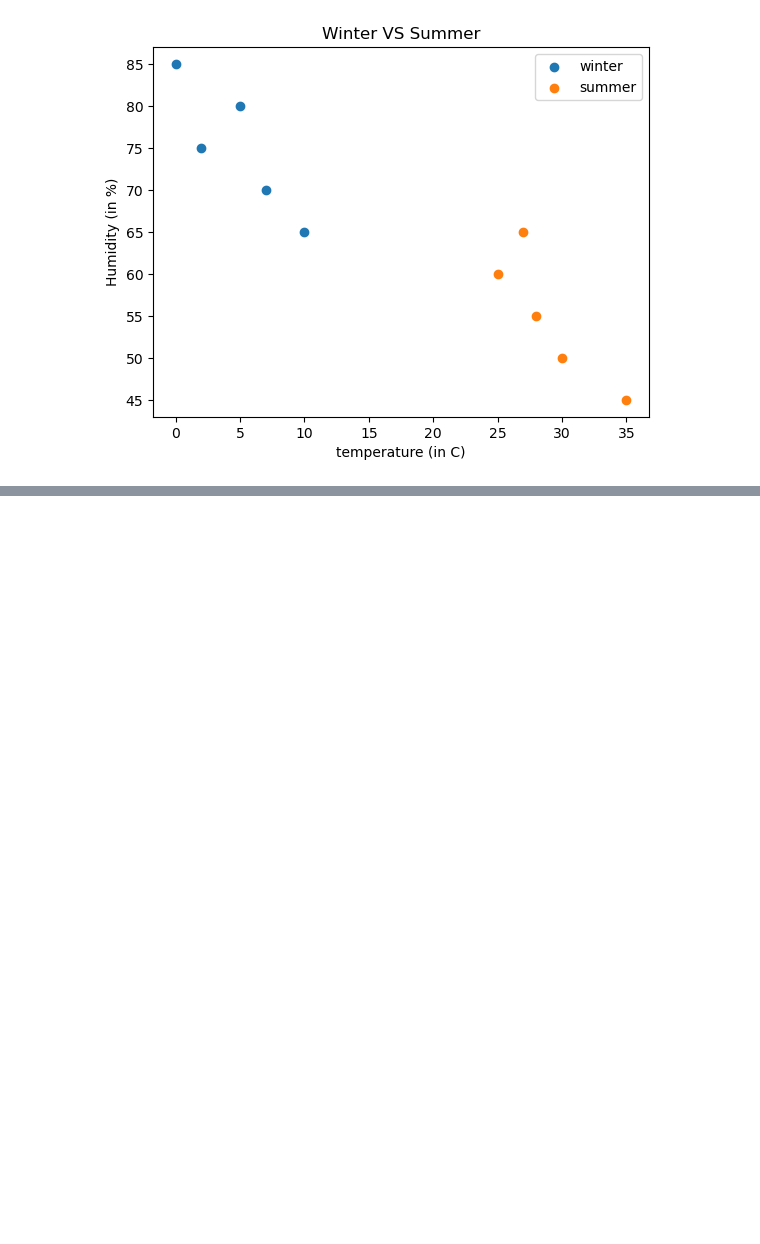
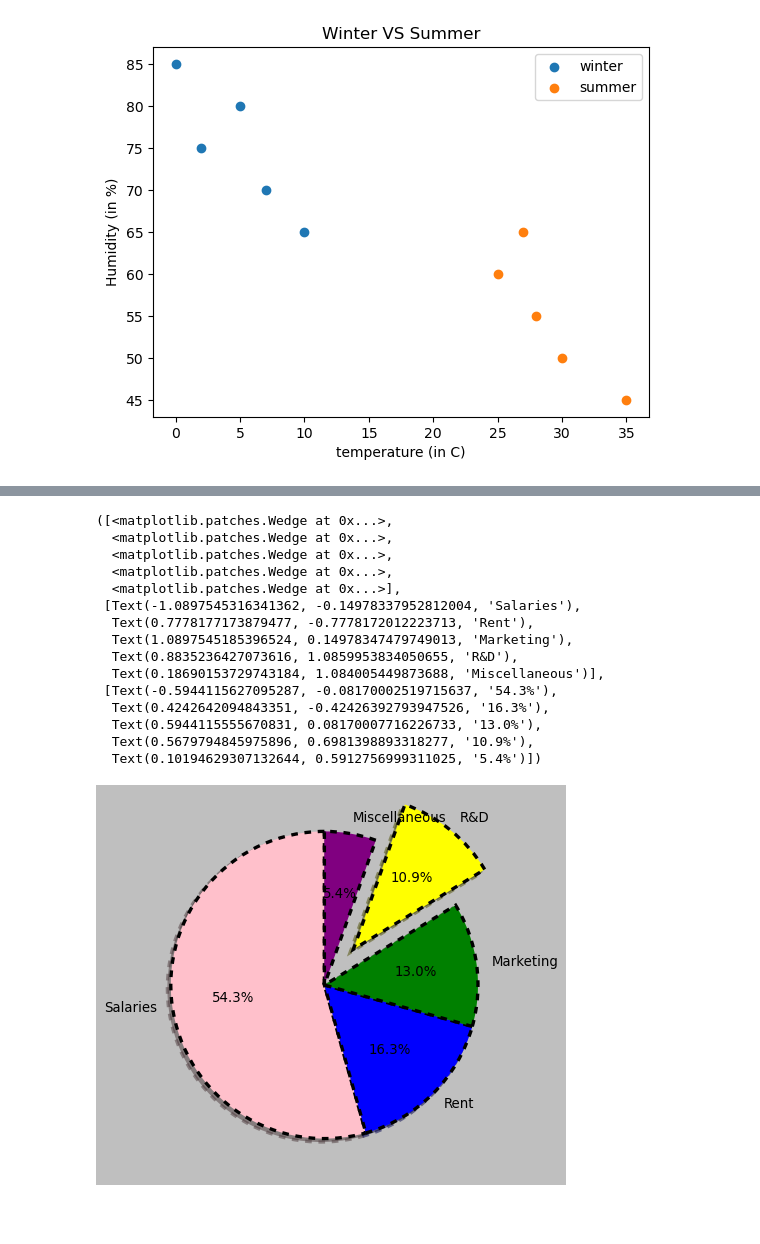
Before and after one commit to mihirgupta665/PRIME-AI-And-ML-, a Jupyter notebook: 5_Data_Visualization/2_All_Plots_Charts.ipynb, the cells around one changed output, grey strips where cells are left out. Saved outputs shown, nothing was run; the diff lists cells and outputs as text; code cells hidden in the pictures; blank space fills up the shorter version.

Commit message:
Pie chart and its properties

```diff
--- a/5_Data_Visualization/2_All_Plots._Charts.ipynb
+++ b/5_Data_Visualization/2_All_Plots_Charts.ipynb
@@ -136,0 +148,36 @@ plt.legend()
+# %%
+expenses = ["Salaries", "Rent", "Marketing", "R&D", "Miscellaneous"]
+amounts = [500, 150, 120, 100, 50]
+colors = ["pink","blue","green","yellow","purple"]
+# print(plt.style.available)
+plt.style.use("classic")
+plt.pie(amounts, labels=expenses, autopct="%1.1f%%", colors=colors,
+       wedgeprops = {
+            "edgecolor" : "black",
+            "linewidth" : 3,
+            "linestyle" : "--",
+            "fill" : True
+           },
+        explode=[0,0,0,0.3,0],
+        startangle=90,
+        shadow=True
+       )
+# %% [output]
+([<matplotlib.patches.Wedge at 0x...>,
+  <matplotlib.patches.Wedge at 0x...>,
+  <matplotlib.patches.Wedge at 0x...>,
+  <matplotlib.patches.Wedge at 0x...>,
+  <matplotlib.patches.Wedge at 0x...>],
+ [Text(-1.0897545316341362, -0.14978337952812004, 'Salaries'),
+  Text(0.7778177173879477, -0.7778172012223713, 'Rent'),
+  Text(1.0897545185396524, 0.14978347479749013, 'Marketing'),
+  Text(0.8835236427073616, 1.0859953834050655, 'R&D'),
+  Text(0.18690153729743184, 1.084005449873688, 'Miscellaneous')],
+ [Text(-0.5944115627095287, -0.08170002519715637, '54.3%'),
+  Text(0.4242642094843351, -0.42426392793947526, '16.3%'),
+  Text(0.5944115555670831, 0.08170007716226733, '13.0%'),
+  Text(0.5679794845975896, 0.6981398893318277, '10.9%'),
+  Text(0.10194629307132644, 0.5912756999311025, '5.4%')])
+[figure, added]
+# %% [markdown]
+#####
```
Also changed, not shown: parts of 1 cell of this notebook, 1 other file.
